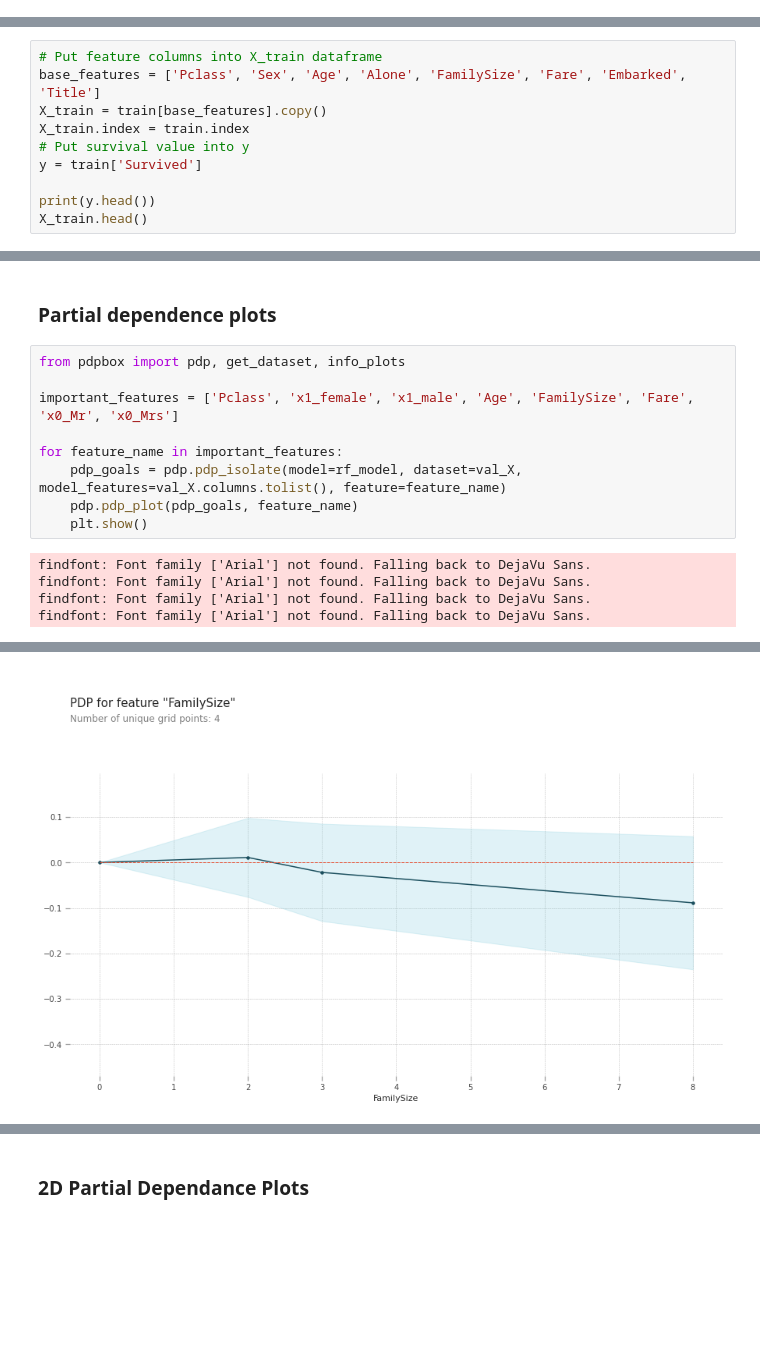
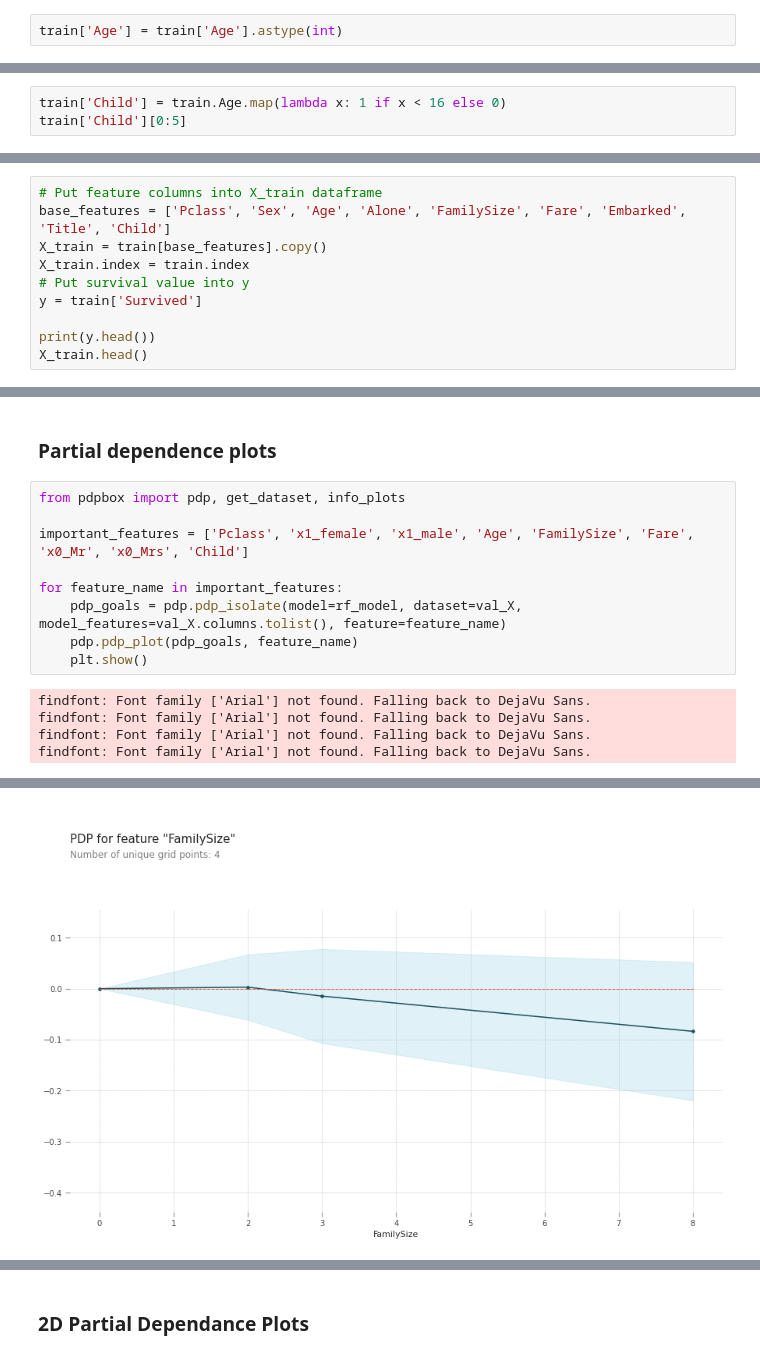
Before and after one commit to sleepypioneer/titanic_survival_model, a Jupyter notebook: model_in_notebook/notebooks/titanic-competition_2.ipynb, the cells around one changed output, grey strips where cells are left out. Saved outputs shown, nothing was run; the diff lists cells and outputs as text; blank space fills up the shorter version.

```diff
--- a/model_in_notebook/notebooks/titanic-competition_2.ipynb
+++ b/model_in_notebook/notebooks/titanic-competition_2.ipynb
@@ -90,3 +92,5 @@ Name: Age, dtype: float64
+# %%
+train['Age'] = train['Age'].astype(int)
 # %% [markdown]
 ### Passengers travelling with family members
 # %%
@@ -189,0 +196,3 @@ sns.countplot(x='Survived',hue='Pclass',data=children_data)
+# %%
+train['Child'] = train.Age.map(lambda x: 1 if x < 16 else 0)
+train['Child'][0:5]
@@ -495,7 +516,7 @@ Index(['Survived', 'Pclass', 'Name', 'Sex', 'Age', 'SibSp', 'Parch', 'Fare',
 Let's start building a model with the features we have identified as being important.
 # %%
 # Put feature columns into X_train dataframe
-base_features = ['Pclass', 'Sex', 'Age', 'Alone', 'FamilySize', 'Fare', 'Embarked', 'Title']
+base_features = ['Pclass', 'Sex', 'Age', 'Alone', 'FamilySize', 'Fare', 'Embarked', 'Title', 'Child']
 X_train = train[base_features].copy()
 X_train.index = train.index
 # Put survival value into y
@@ -676,7 +698,7 @@ Interestingly 'Alone' does not appear here, suggesting it has much less importan
 # %%
 from pdpbox import pdp, get_dataset, info_plots
 
-important_features = ['Pclass', 'x1_female', 'x1_male', 'Age', 'FamilySize', 'Fare', 'x0_Mr', 'x0_Mrs']
+important_features = ['Pclass', 'x1_female', 'x1_male', 'Age', 'FamilySize', 'Fare', 'x0_Mr', 'x0_Mrs', 'Child']
 
 for feature_name in important_features:
     pdp_goals = pdp.pdp_isolate(model=rf_model, dataset=val_X, model_features=val_X.columns.tolist(), feature=feature_name)
@@ -694,2 +716,2 @@ findfont: Font family ['Arial'] not found. Falling back to DejaVu Sans.
-[figure, old version]
+[figure, new version]
 [figure]
```
Also changed, not shown: parts of 22 cells of this notebook, 1 other file.
